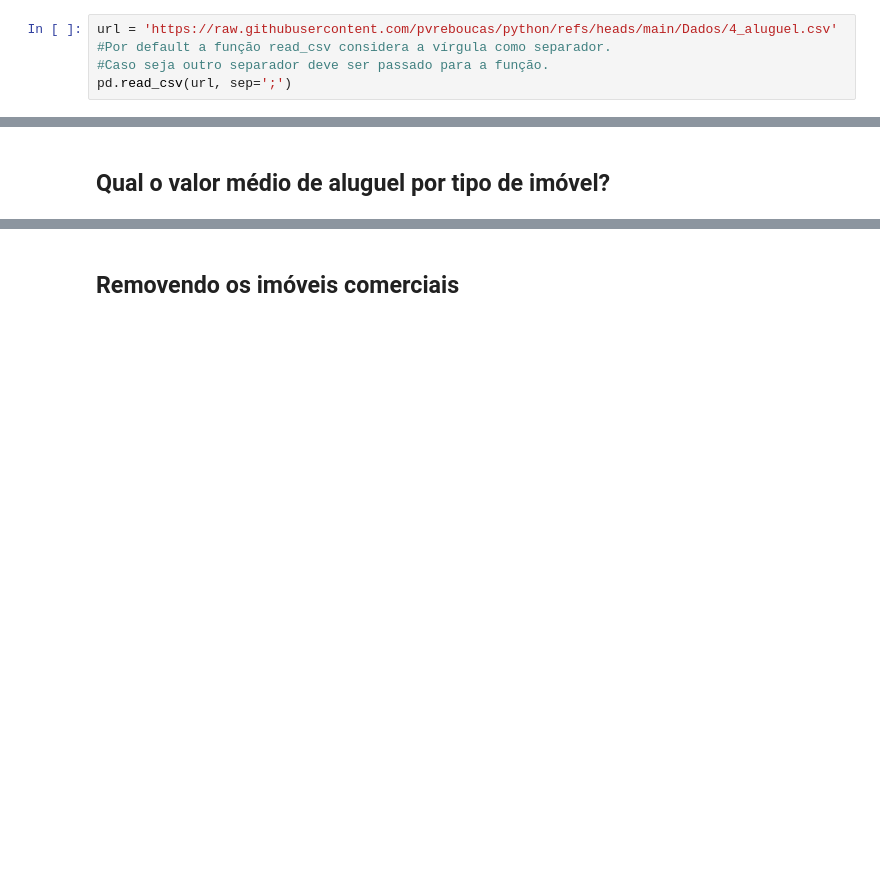
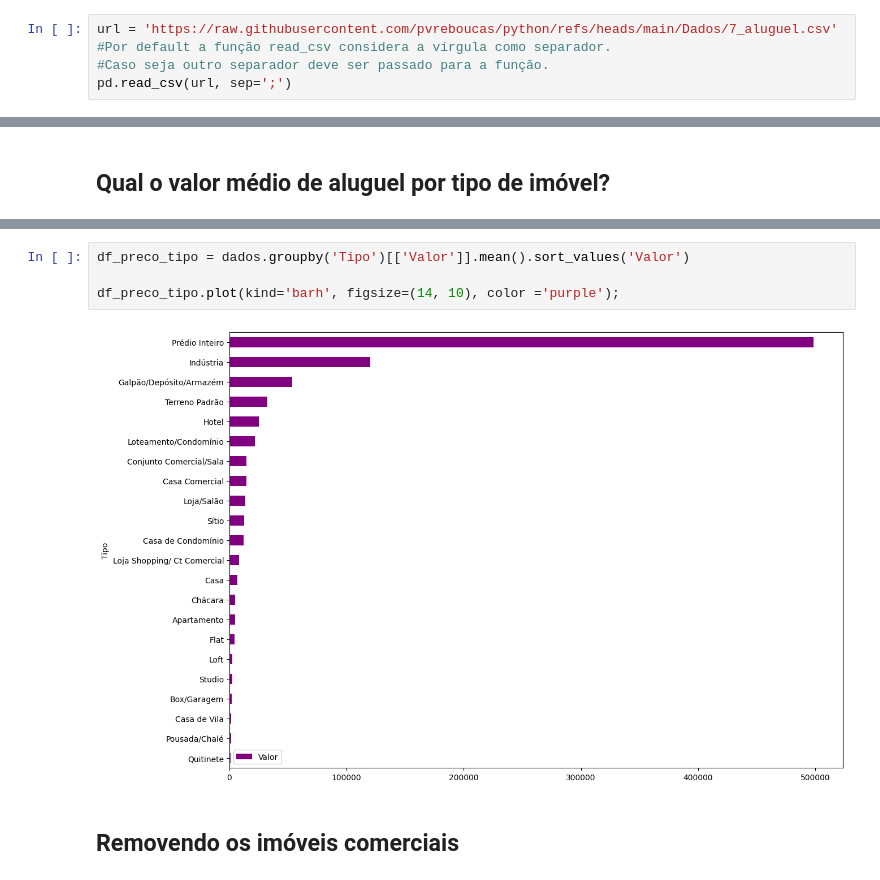
Before and after one commit to pvreboucas/python, a Jupyter notebook: 7_pandas_notebook.ipynb, the cells around one changed output, grey strips where cells are left out. Cells and saved outputs as stored; diff of their text form; blank space fills up the shorter version.

```diff
--- a/4_pandas_notebook.ipynb
+++ b/7_pandas_notebook.ipynb
@@ -24,7 +24,7 @@ pd.read_csv(url)
 | 32959 | Conjunto Comercial/Sala;Centro;0;... |
 32960 rows × 1 columns
 # %%
-url = 'https://raw.githubusercontent.com/pvreboucas/python/refs/heads/main/Dados/4_aluguel.csv'
+url = 'https://raw.githubusercontent.com/pvreboucas/python/refs/heads/main/Dados/7_aluguel.csv'
 #Por default a função read_csv considera a vírgula como separador.
 #Caso seja outro separador deve ser passado para a função.
 pd.read_csv(url, sep=';')
@@ -205,2 +280,8 @@ dtype: float64
+# %%
+df_preco_tipo = dados.groupby('Tipo')[['Valor']].mean().sort_values('Valor')
+
+df_preco_tipo.plot(kind='barh', figsize=(14, 10), color ='purple');
+# %% [output]
+[figure, added]
 # %% [markdown]
 ## Removendo os imóveis comerciais
```
Also changed, not shown: parts of 29 cells of this notebook, 25 other files.
